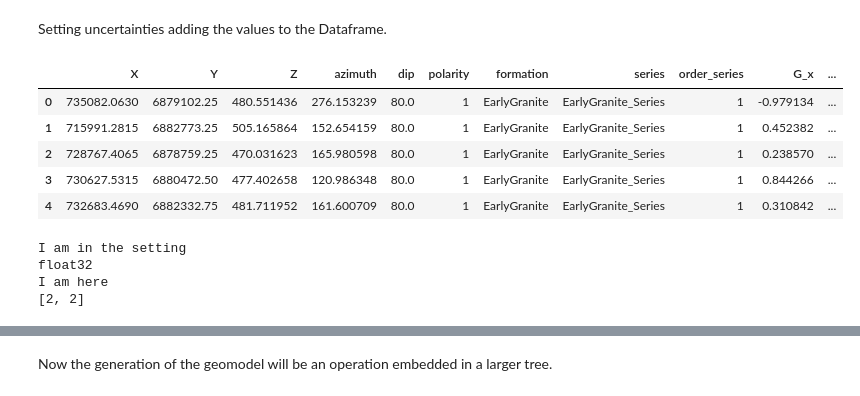
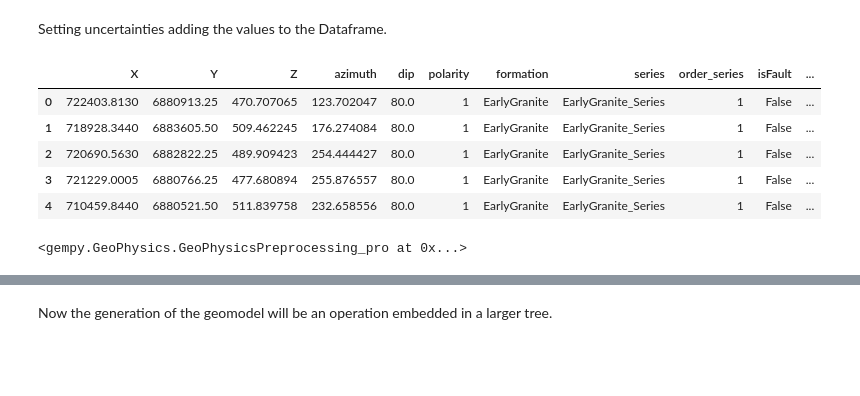
Before and after one commit to gempy-project/gempy, a Jupyter notebook: Tutorial/ch4.ipynb, the cells around one changed output, grey strips where cells are left out. Saved outputs shown, nothing was run; the diff lists cells and outputs as text; code cells hidden in the pictures; blank space fills up the shorter version.

```diff
--- a/Tutorial/ch4.ipynb
+++ b/Tutorial/ch4.ipynb
@@ -18,2 +16,7 @@ geo_data = gp.read_pickle('../input_data/sandstone.pickle')
+# %%
+# Importing the data from csv files and settign extent and resolution
+geo_data = gp.create_data([696000-10000,747000 + 20600,6863000 - 20600,6950000 + 20600,-20000, 600],[50, 50, 50],
+                         path_f = os.pardir+"/input_data/a_Foliations.csv",
+                         path_i = os.pardir+"/input_data/a_Points.csv")
 # %%
 # Assigning series to formations as well as their order (timewise)
@@ -32,31 +36,31 @@ Setting uncertainties adding the values to the Dataframe.
 # %%
 geo_data.interfaces['X_std'] = None
 geo_data.interfaces['Y_std'] = 0
-geo_data.interfaces['Z_std'] = 100
+geo_data.interfaces['Z_std'] = 800
 
 geo_data.foliations['X_std'] = None
 geo_data.foliations['Y_std'] = 0
 geo_data.foliations['Z_std'] = 0
 
 geo_data.foliations['dip_std'] = 10
 geo_data.foliations['azimuth_std'] = 10
 geo_data.foliations.head()
 # %% [output]
-|  | X | Y | Z | azimuth | dip | polarity | formation | series | order_series | G_x | ... |
-| 0 | 735082.0630 | 6879102.25 | 480.551436 | 276.153239 | 80.0 | 1 | EarlyGranite | EarlyGranite_Series | 1 | -0.979134 | ... |
-| 1 | 715991.2815 | 6882773.25 | 505.165864 | 152.654159 | 80.0 | 1 | EarlyGranite | EarlyGranite_Series | 1 | 0.452382 | ... |
-| 2 | 728767.4065 | 6878759.25 | 470.031623 | 165.980598 | 80.0 | 1 | EarlyGranite | EarlyGranite_Series | 1 | 0.238570 | ... |
-| 3 | 730627.5315 | 6880472.50 | 477.402658 | 120.986348 | 80.0 | 1 | EarlyGranite | EarlyGranite_Series | 1 | 0.844266 | ... |
-| 4 | 732683.4690 | 6882332.75 | 481.711952 | 161.600709 | 80.0 | 1 | EarlyGranite | EarlyGranite_Series | 1 | 0.310842 | ... |
+|  | X | Y | Z | azimuth | dip | polarity | formation | series | order_series | isFault | ... |
+| 0 | 722403.8130 | 6880913.25 | 470.707065 | 123.702047 | 80.0 | 1 | EarlyGranite | EarlyGranite_Series | 1 | False | ... |
+| 1 | 718928.3440 | 6883605.50 | 509.462245 | 176.274084 | 80.0 | 1 | EarlyGranite | EarlyGranite_Series | 1 | False | ... |
+| 2 | 720690.5630 | 6882822.25 | 489.909423 | 254.444427 | 80.0 | 1 | EarlyGranite | EarlyGranite_Series | 1 | False | ... |
+| 3 | 721229.0005 | 6880766.25 | 477.680894 | 255.876557 | 80.0 | 1 | EarlyGranite | EarlyGranite_Series | 1 | False | ... |
+| 4 | 710459.8440 | 6880521.50 | 511.839758 | 232.658556 | 80.0 | 1 | EarlyGranite | EarlyGranite_Series | 1 | False | ... |
 # %%
 # input_data_T = interp_data.interpolator.tg.input_parameters_list()
 # input_data_P = interp_data.get_input_data(u_grade=[3, 3])
 # select = interp_data.interpolator.pandas_rest_layer_points['formation'] == 'Reservoir'
 # %%
-interp_data = gp.InterpolatorInput(geo_data, compile_theano=False,
-                                   u_grade=[9,9,9])
+interp_data_grav = gp.InterpolatorInput(geo_data, output='gravity', compile_theano=False,
+                                   u_grade=[3, 3, 3])
-# %% [output]
-I am in the setting
-float32
-I am here
-[2, 2]
+# %%
+gp.set_geophysics_obj(interp_data_grav,  [7.050000e+05,747000,6863000,6925000,-20000, 200],
+                                             [50,50], )
+# %% [output]
+<gempy.GeoPhysics.GeoPhysicsPreprocessing_pro at 0x...>
```
Also changed, not shown: parts of 12 cells of this notebook, 4 other files.
